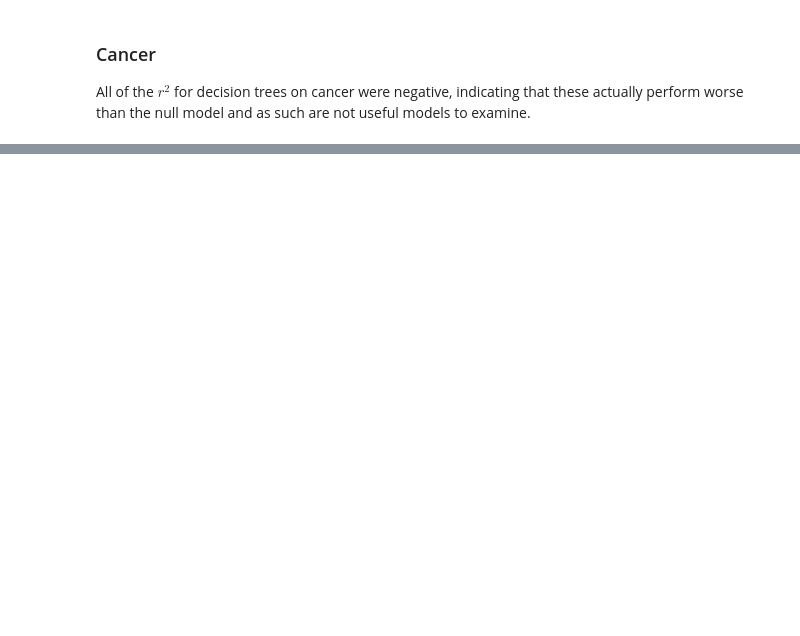
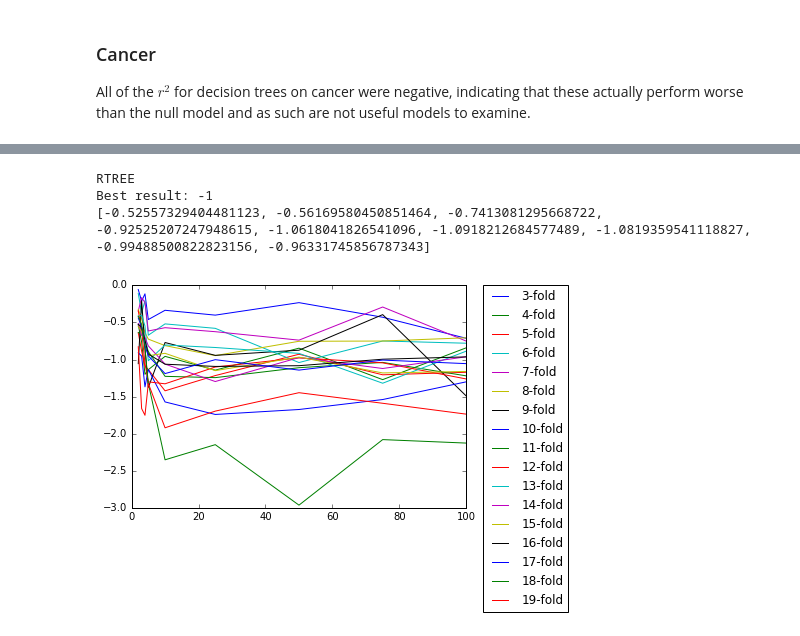
Before and after one commit to angierao/cs109a-project, a Jupyter notebook: Models.ipynb, the cells around one changed output, grey strips where cells are left out. Drawn from its saved outputs; the diff is of its cells as text; code cells hidden in the pictures; blank space fills up the shorter version.

```diff
--- a/Models.ipynb
+++ b/Models.ipynb
@@ -706,0 +622,33 @@ for depth in [2, 3, 5, 8, 9, 10, 25, 50, 75, 100]:
+# %%
+print "RTREE"
+#for folds in range(3, 32):
+    #if folds == 27 or folds == 28:
+        #continue
+depths = [2, 3, 4, 5, 10, 25, 50, 75, 100]
+cv_r2 = []
+maxr2 = 0
+bestfolds = -1
+minfolds = 3
+
+for folds in range(minfolds, 20):
+    temp = []
+    for depth in depths:
+        temp.append(rtree_k_fold_r_squared(x_df,cancer_df,folds, depth))
+    localmax = max(temp)
+    if localmax > maxr2:
+        maxr2 = localmax
+        bestfolds = folds
+    cv_r2.append(temp)
+print 'Best result:', bestfolds
+print cv_r2[bestfolds-minfolds]
+
+for i in range(minfolds, 20):
+    plt.plot(depths, cv_r2[i-minfolds], label = str(i) + '-fold')
+plt.legend(bbox_to_anchor=(1.05, 1), loc=2, borderaxespad=0.)
+#plt.xscale("log", nonposx='clip')
+plt.show()
+# %% [output]
+RTREE
+Best result: -1
+[-0.52557329404481123, -0.56169580450851464, -0.7413081295668722, -0.92525207247948615, -1.0618041826541096, -1.0918212684577489, -1.0819359541118827, -0.99488500822823156, -0.96331745856787343]
+[figure, added]
```
Also changed, not shown: parts of 14 cells of this notebook.
